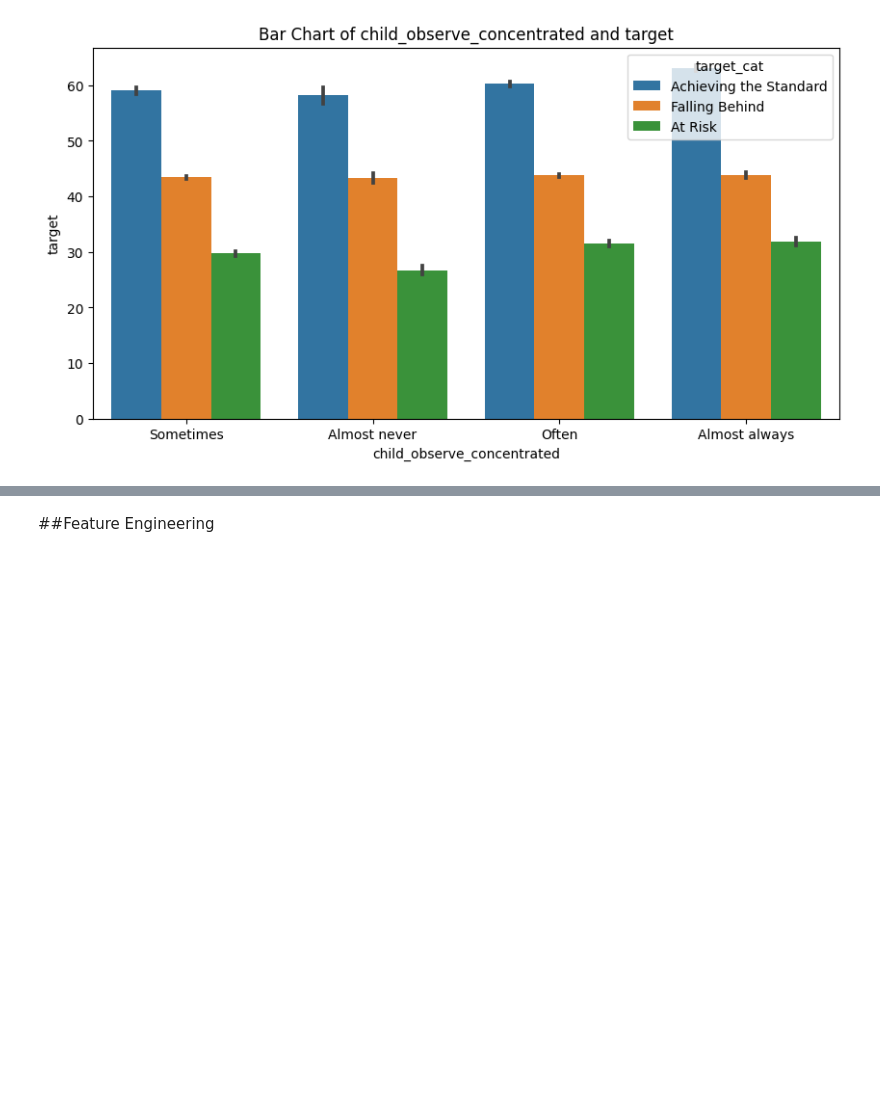
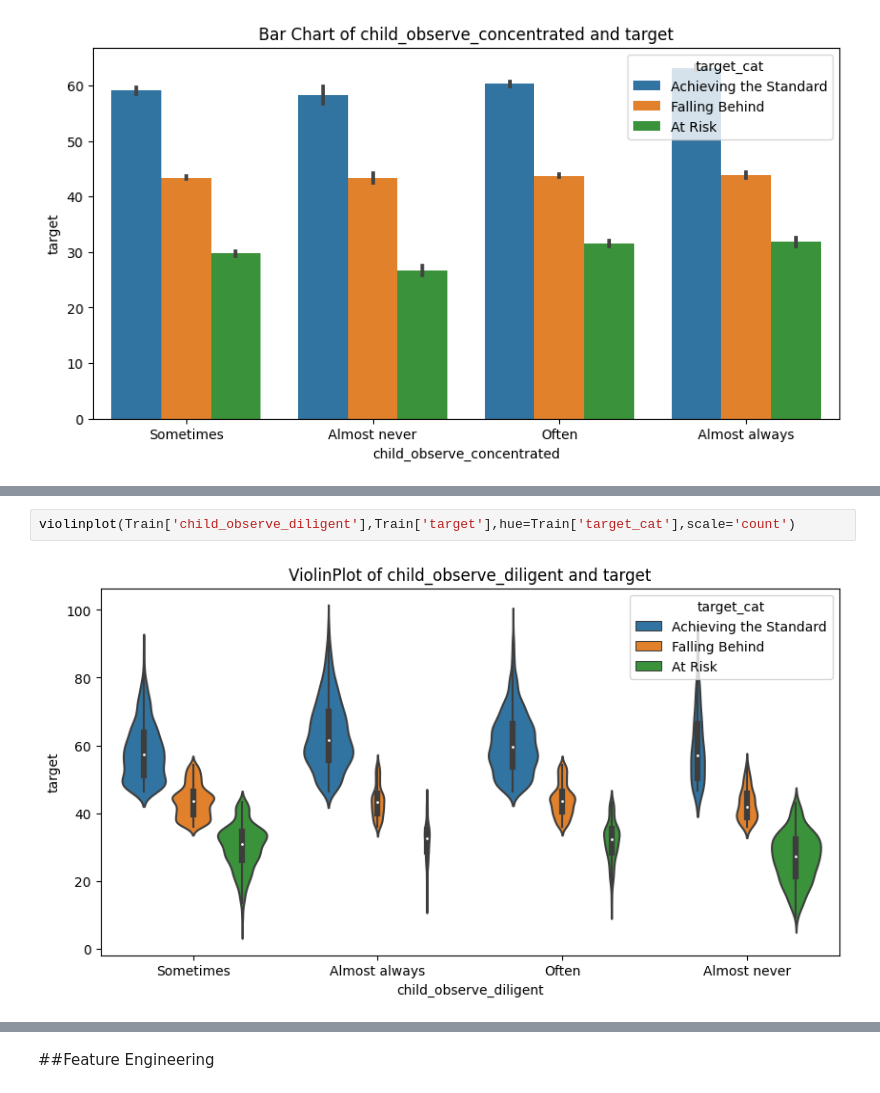
Before and after one commit to emms204/DataDrive2030-Early-Learning-Predictors-, a Jupyter notebook: DataDrive2030_Early_Learning_Predictors_Challenge.ipynb, the cells around one changed output, grey strips where cells are left out. Saved outputs shown, nothing was run; the diff lists cells and outputs as text; blank space fills up the shorter version.

```diff
--- a/DataDrive2030_Early_Learning_Predictors_Challenge.ipynb
+++ b/DataDrive2030_Early_Learning_Predictors_Challenge.ipynb
@@ -922,0 +821,4 @@ stack_barchart(Train['child_observe_concentrated'],Train['target'],hue=Train['ta
+# %%
+violinplot(Train['child_observe_diligent'],Train['target'],hue=Train['target_cat'],scale='count')
+# %% [output]
+[figure, added]
```
Also changed, not shown: parts of 48 cells of this notebook.
